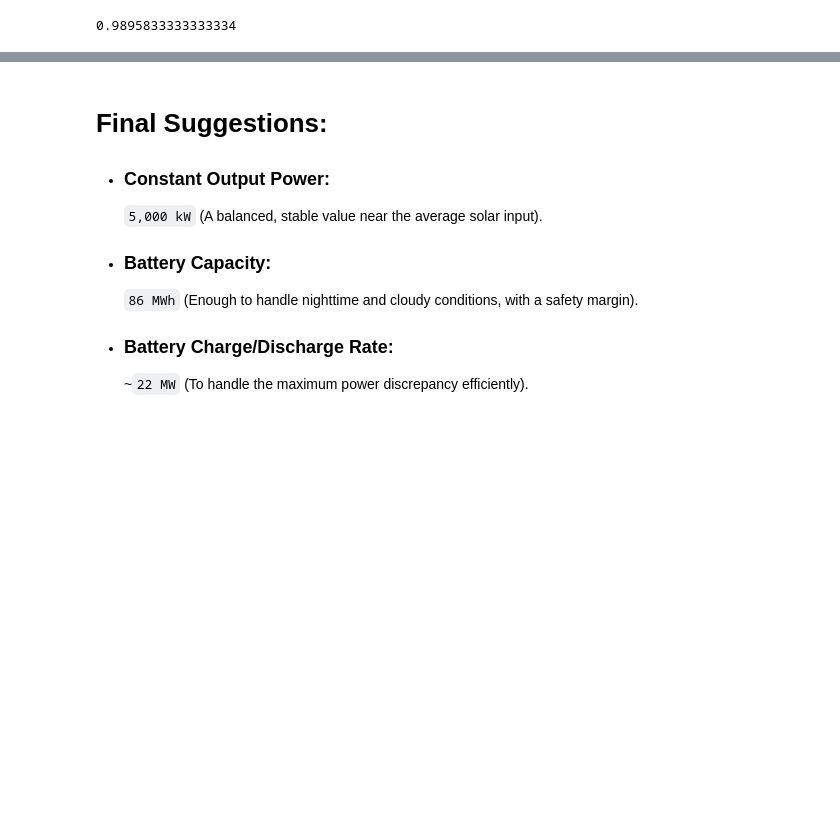
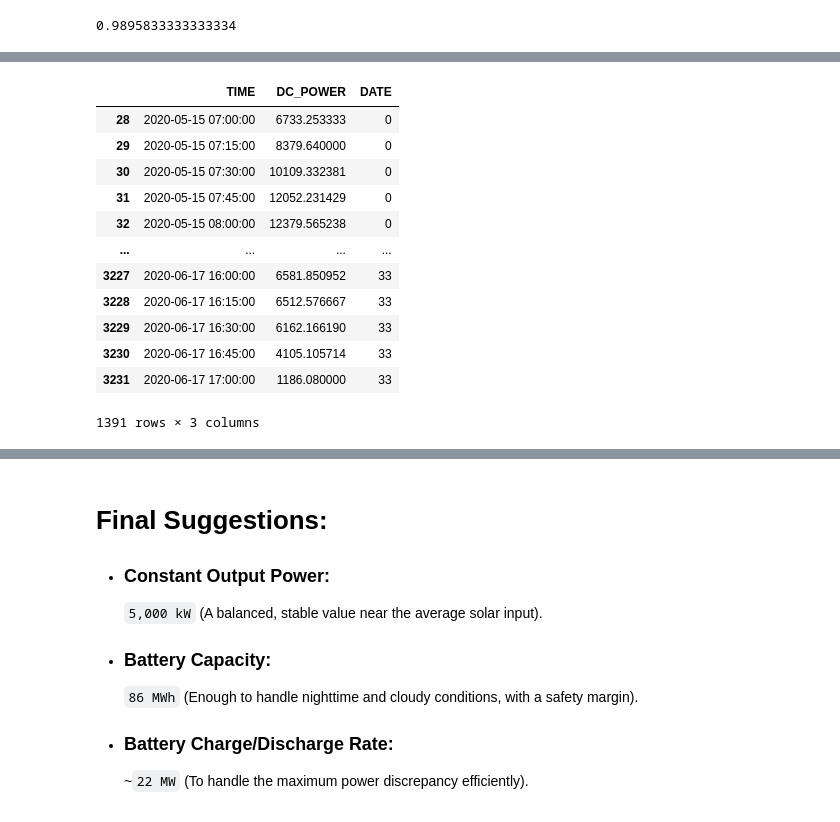
Before and after one commit to Ginushmal/RL-for-Solar-Plant, a Jupyter notebook: prepare_df.ipynb, the cells around one changed output, grey strips where cells are left out. Saved outputs shown, nothing was run; the diff lists cells and outputs as text; code cells hidden in the pictures; blank space fills up the shorter version.

```diff
--- a/prepare_df.ipynb
+++ b/prepare_df.ipynb
@@ -216,3 +239,21 @@ normalize_time_from_datetime(time_in_time)
+# %%
+#  get only the data between 06:00:00 and 18:00:00
+df_cleaned_grouped = df_cleaned_grouped[(pd.to_datetime(df_cleaned_grouped["TIME"]).dt.time >= pd.to_datetime("07:00:00").time()) & (pd.to_datetime(df_cleaned_grouped["TIME"]).dt.time <= pd.to_datetime("17:00:00").time())]
+df_cleaned_grouped
+# %% [output]
+|  | TIME | DC_POWER | DATE |
+| 28 | 2020-05-15 07:00:00 | 6733.253333 | 0 |
+| 29 | 2020-05-15 07:15:00 | 8379.640000 | 0 |
+| 30 | 2020-05-15 07:30:00 | 10109.332381 | 0 |
+| 31 | 2020-05-15 07:45:00 | 12052.231429 | 0 |
+| 32 | 2020-05-15 08:00:00 | 12379.565238 | 0 |
+| ... | ... | ... | ... |
+| 3227 | 2020-06-17 16:00:00 | 6581.850952 | 33 |
+| 3228 | 2020-06-17 16:15:00 | 6512.576667 | 33 |
+| 3229 | 2020-06-17 16:30:00 | 6162.166190 | 33 |
+| 3230 | 2020-06-17 16:45:00 | 4105.105714 | 33 |
+| 3231 | 2020-06-17 17:00:00 | 1186.080000 | 33 |
+1391 rows × 3 columns
 # %%
 # get  the min max and mean of the DC_POWER
 min_dc_power = df_cleaned_grouped["DC_POWER"].min()
```
Also changed, not shown: parts of 19 cells of this notebook, 9 other files.
